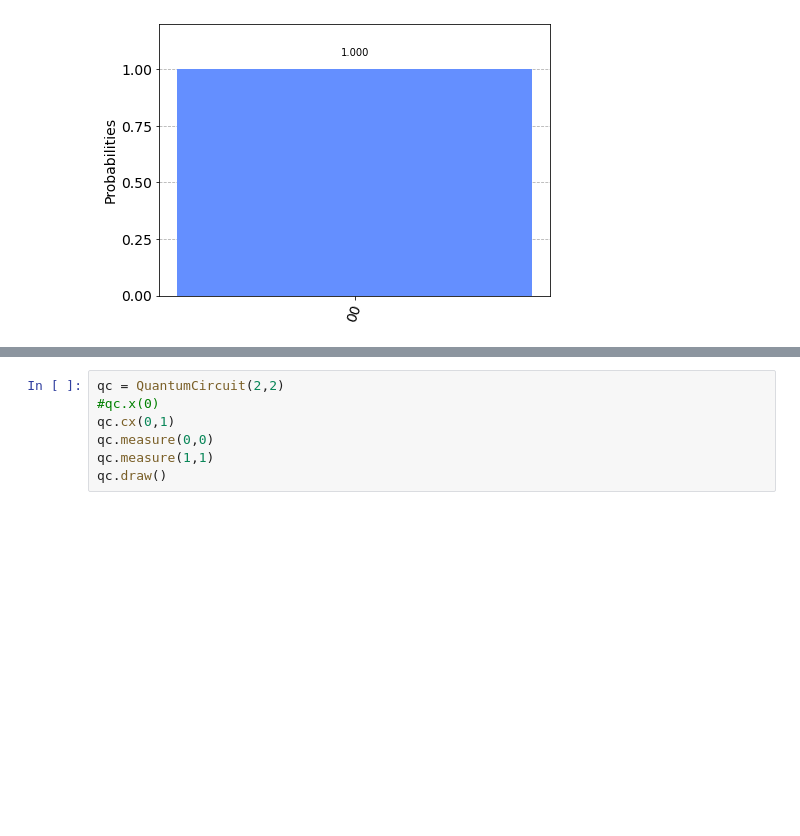
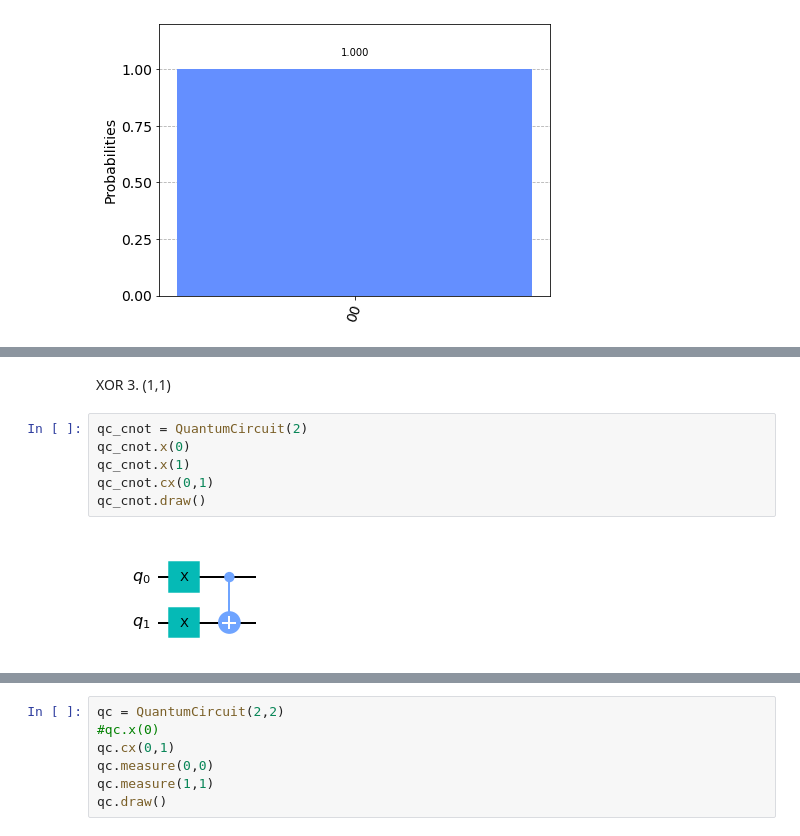
Before and after one commit to Ewelina9606/Quantum-Computing, a Jupyter notebook: QuantumComputing.ipynb, the cells around one changed output, grey strips where cells are left out. Drawn from its saved outputs; the diff is of its cells as text; blank space fills up the shorter version.

```diff
--- a/QuantumComputing.ipynb
+++ b/QuantumComputing.ipynb
@@ -38,0 +58,10 @@ plot_histogram(counts)
+# %% [markdown]
+XOR   3. (1,1)
+# %%
+qc_cnot = QuantumCircuit(2)
+qc_cnot.x(0)
+qc_cnot.x(1)
+qc_cnot.cx(0,1)
+qc_cnot.draw()
+# %% [output]
+[figure, added]
```
Also changed, not shown: parts of 52 cells of this notebook.
